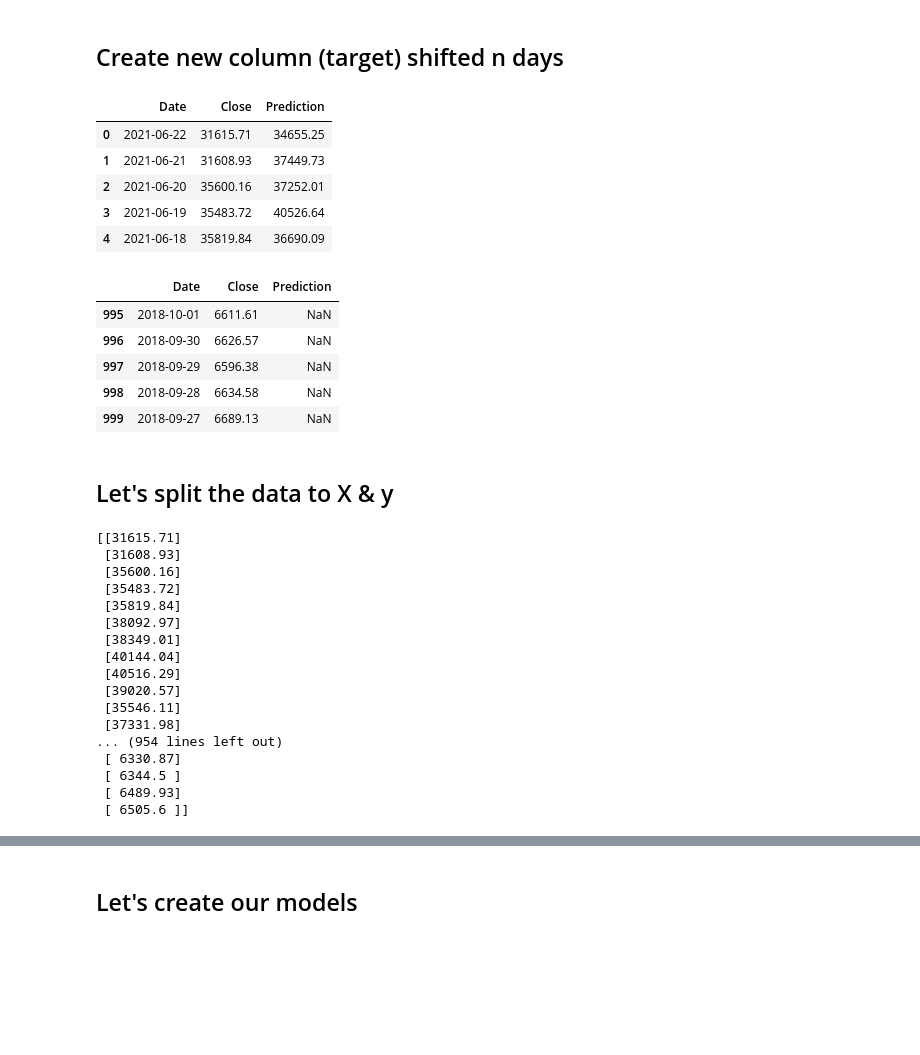
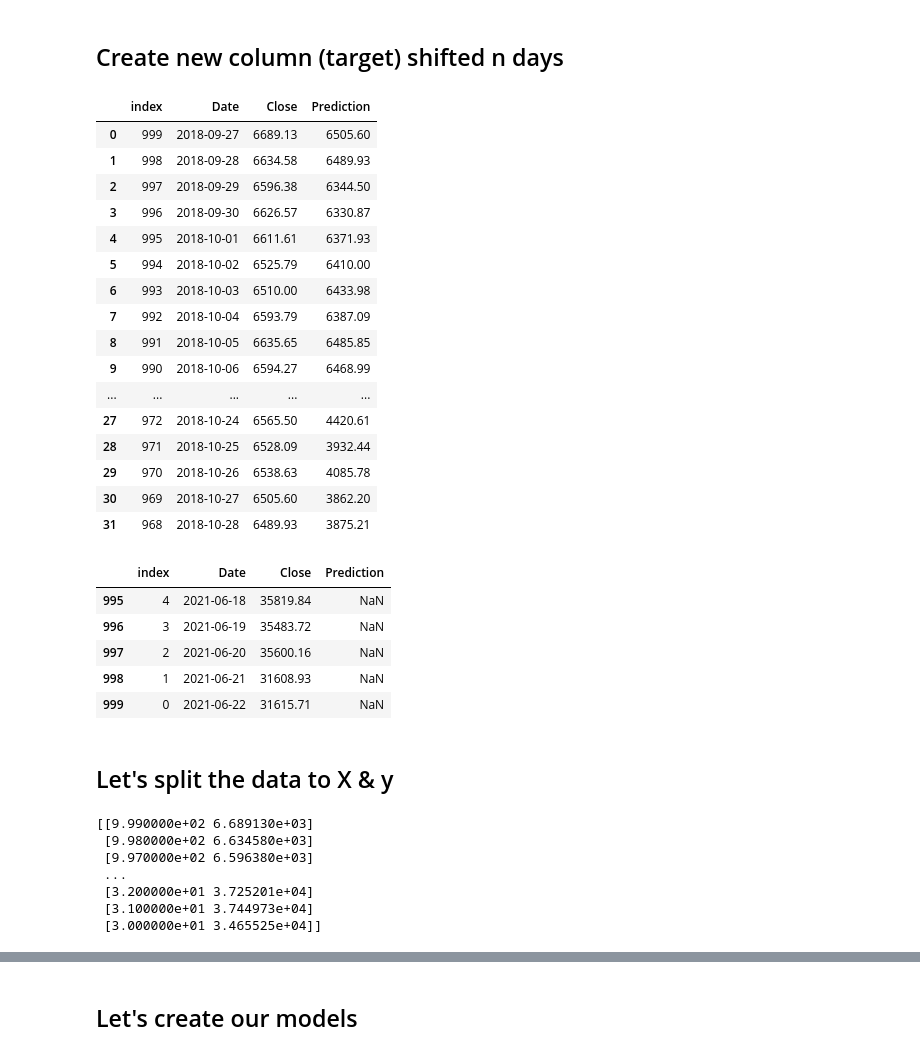
Before and after one commit to alexgordontlv/data_science, a Jupyter notebook: btc-stock-price.ipynb, the cells around one changed output, grey strips where cells are left out. Drawn from its saved outputs; the diff is of its cells as text; code cells hidden in the pictures; blank space fills up the shorter version.

```diff
--- a/btc-stock-price.ipynb
+++ b/btc-stock-price.ipynb
@@ -33,6 +33,8 @@ features_df.style.format({"date": lambda t: t.strftime("%d-%m-%Y")})
 features_df["4b. close (USD)"] = features_df["4b. close (USD)"].astype(float).round(2)
 features_df = features_df.drop(columns = ['1b. open (USD)', '2b. high (USD)','5. volume','6. market cap (USD)','3b. low (USD)'])
 features_df = features_df.rename(columns = {'4b. close (USD)': 'Close'})
+features_df =  features_df[::-1].reset_index()
+# features_df = features_df.drop(features_df.index[300:1000])
 # %%
 features_df.head()
 # %% [output]
@@ -80,46 +82,47 @@ future_days = 30
 ## Create new column (target) shifted n days
 # %%
 features_df['Prediction'] = features_df[['Close']].shift(-future_days)
-features_df.head()
+features_df.head(32)
 # %% [output]
-|  | Date | Close | Prediction |
-| 0 | 2021-06-22 | 31615.71 | 34655.25 |
-| 1 | 2021-06-21 | 31608.93 | 37449.73 |
-| 2 | 2021-06-20 | 35600.16 | 37252.01 |
-| 3 | 2021-06-19 | 35483.72 | 40526.64 |
-| 4 | 2021-06-18 | 35819.84 | 36690.09 |
+|  | index | Date | Close | Prediction |
+| 0 | 999 | 2018-09-27 | 6689.13 | 6505.60 |
+| 1 | 998 | 2018-09-28 | 6634.58 | 6489.93 |
+| 2 | 997 | 2018-09-29 | 6596.38 | 6344.50 |
+| 3 | 996 | 2018-09-30 | 6626.57 | 6330.87 |
+| 4 | 995 | 2018-10-01 | 6611.61 | 6371.93 |
+| 5 | 994 | 2018-10-02 | 6525.79 | 6410.00 |
+| 6 | 993 | 2018-10-03 | 6510.00 | 6433.98 |
+| 7 | 992 | 2018-10-04 | 6593.79 | 6387.09 |
+| 8 | 991 | 2018-10-05 | 6635.65 | 6485.85 |
+| 9 | 990 | 2018-10-06 | 6594.27 | 6468.99 |
+| ... | ... | ... | ... | ... |
+| 27 | 972 | 2018-10-24 | 6565.50 | 4420.61 |
+| 28 | 971 | 2018-10-25 | 6528.09 | 3932.44 |
+| 29 | 970 | 2018-10-26 | 6538.63 | 4085.78 |
+| 30 | 969 | 2018-10-27 | 6505.60 | 3862.20 |
+| 31 | 968 | 2018-10-28 | 6489.93 | 3875.21 |
 # %%
 features_df.tail()
 # %% [output]
-|  | Date | Close | Prediction |
-| 995 | 2018-10-01 | 6611.61 | NaN |
-| 996 | 2018-09-30 | 6626.57 | NaN |
-| 997 | 2018-09-29 | 6596.38 | NaN |
-| 998 | 2018-09-28 | 6634.58 | NaN |
-| 999 | 2018-09-27 | 6689.13 | NaN |
+|  | index | Date | Close | Prediction |
+| 995 | 4 | 2021-06-18 | 35819.84 | NaN |
+| 996 | 3 | 2021-06-19 | 35483.72 | NaN |
+| 997 | 2 | 2021-06-20 | 35600.16 | NaN |
+| 998 | 1 | 2021-06-21 | 31608.93 | NaN |
+| 999 | 0 | 2021-06-22 | 31615.71 | NaN |
 # %% [markdown]
 ## Let's split the data to X & y
 # %%
 X = np.array(features_df.drop(['Prediction','Date'],1))[:-future_days]
 print(X)
 # %% [output]
-[[31615.71]
- [31608.93]
- [35600.16]
- [35483.72]
- [35819.84]
- [38092.97]
- [38349.01]
- [40144.04]
- [40516.29]
- [39020.57]
- [35546.11]
- [37331.98]
-... (954 lines left out)
- [ 6330.87]
- [ 6344.5 ]
- [ 6489.93]
- [ 6505.6 ]]
+[[9.990000e+02 6.689130e+03]
+ [9.980000e+02 6.634580e+03]
+ [9.970000e+02 6.596380e+03]
+ ...
+ [3.200000e+01 3.725201e+04]
+ [3.100000e+01 3.744973e+04]
+ [3.000000e+01 3.465525e+04]]
 # %%
 y = np.array(features_df['Prediction'])[:-future_days]
 print(y)
```
Also changed, not shown: parts of 19 cells of this notebook.
